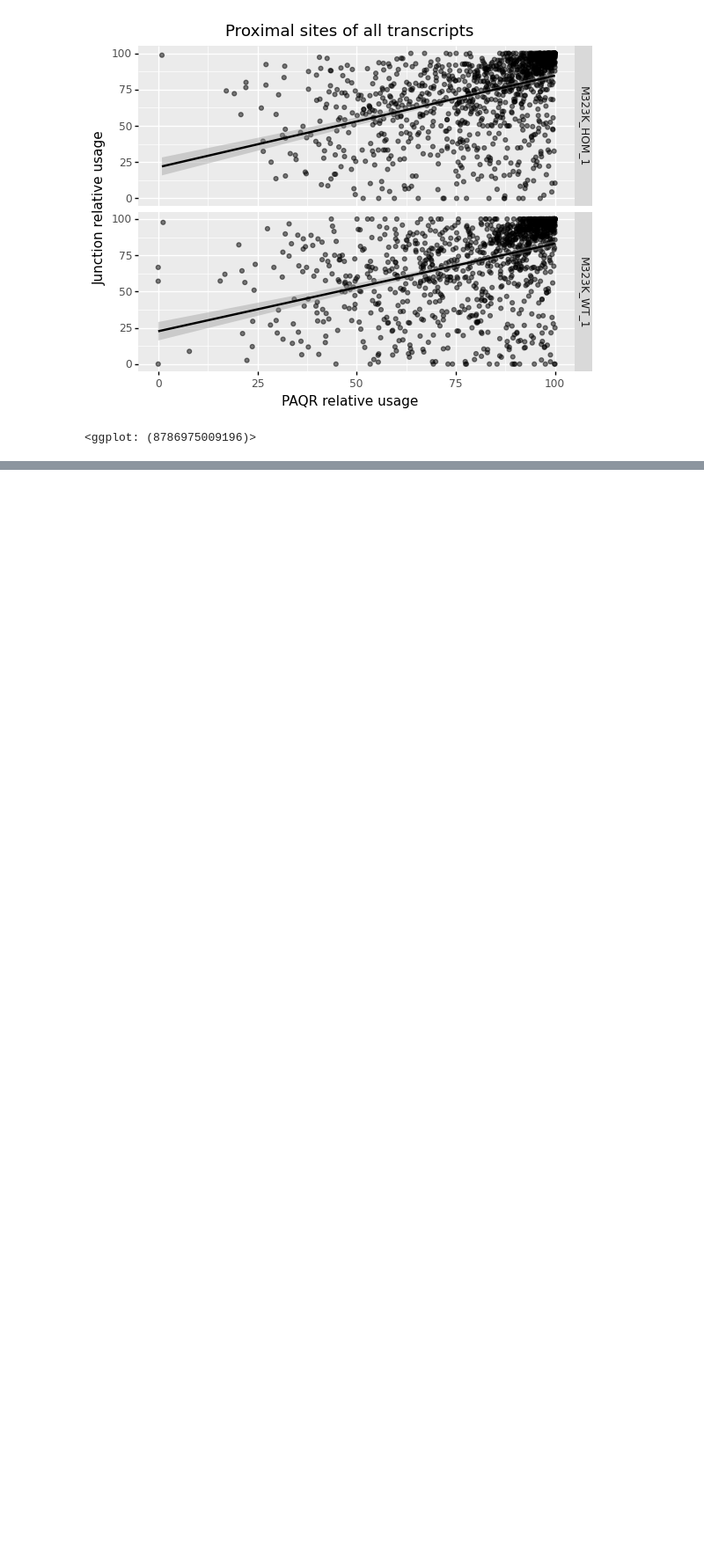
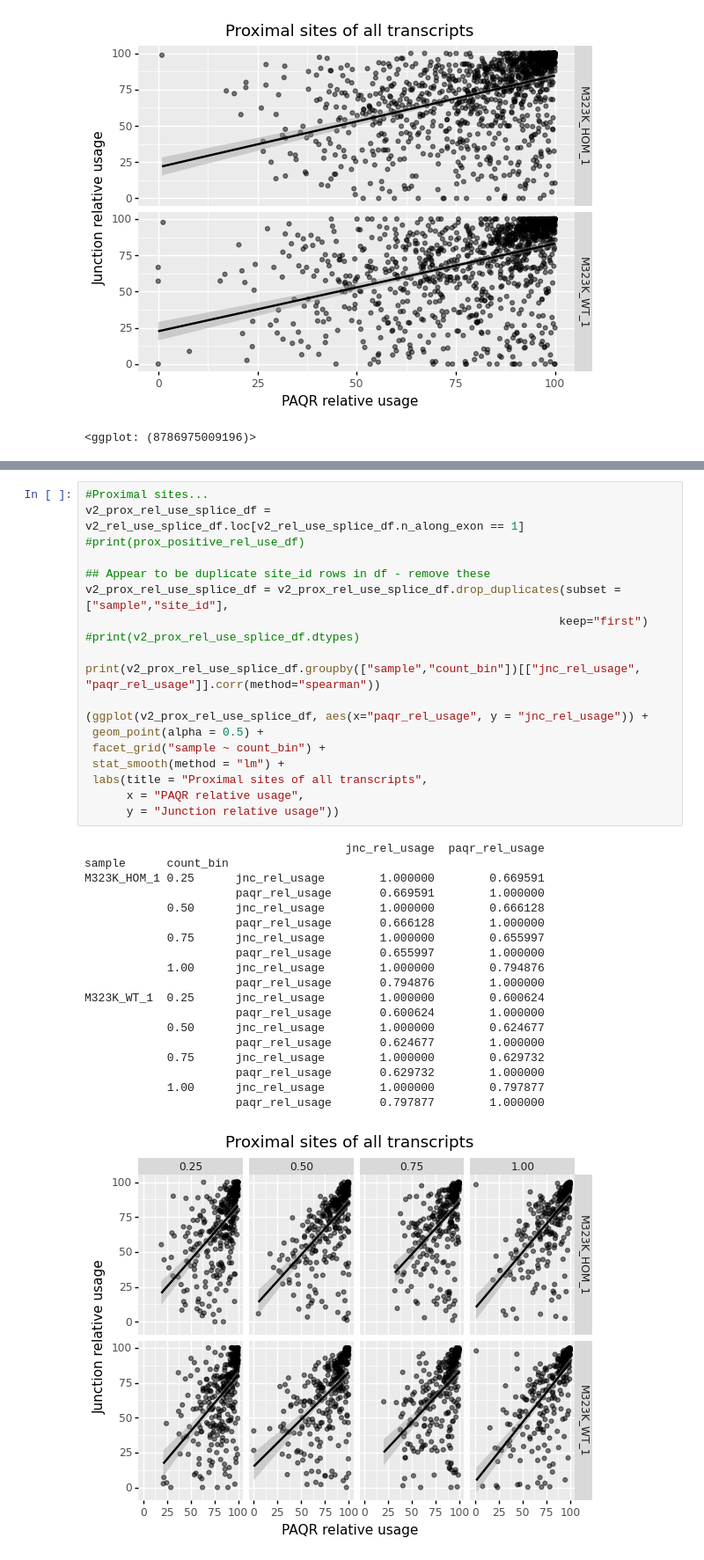
Before and after one commit to SamBryce-Smith/polyA_junctions, a Jupyter notebook: scripts/notebooks/polya_junction_quant_paqr_m323k_high_confidence.ipynb, the cells around one changed output, grey strips where cells are left out. Shown at 88% size. Drawn from its saved outputs; the diff is of its cells as text; blank space fills up the shorter version.

Commit message:
not much better comparing sites quantiles by sj reads :(

```diff
--- a/scripts/notebooks/polya_junction_quant_paqr_m323k_high_confidence.ipynb
+++ b/scripts/notebooks/polya_junction_quant_paqr_m323k_high_confidence.ipynb
@@ -1691,0 +1762,39 @@ THat may improve correlation (if consider only top n 'expressed' transcripts)
+# %%
+#Proximal sites...
+v2_prox_rel_use_splice_df = v2_rel_use_splice_df.loc[v2_rel_use_splice_df.n_along_exon == 1]
+#print(prox_positive_rel_use_df)
+
+## Appear to be duplicate site_id rows in df - remove these
+v2_prox_rel_use_splice_df = v2_prox_rel_use_splice_df.drop_duplicates(subset = ["sample","site_id"],
+                                                                     keep="first")
+#print(v2_prox_rel_use_splice_df.dtypes)
+
+print(v2_prox_rel_use_splice_df.groupby(["sample","count_bin"])[["jnc_rel_usage", "paqr_rel_usage"]].corr(method="spearman"))
+
+(ggplot(v2_prox_rel_use_splice_df, aes(x="paqr_rel_usage", y = "jnc_rel_usage")) +
+ geom_point(alpha = 0.5) +
+ facet_grid("sample ~ count_bin") +
+ stat_smooth(method = "lm") +
+ labs(title = "Proximal sites of all transcripts",
+      x = "PAQR relative usage",
+      y = "Junction relative usage"))
+# %% [output]
+                                      jnc_rel_usage  paqr_rel_usage
+sample      count_bin
+M323K_HOM_1 0.25      jnc_rel_usage        1.000000        0.669591
+                      paqr_rel_usage       0.669591        1.000000
+            0.50      jnc_rel_usage        1.000000        0.666128
+                      paqr_rel_usage       0.666128        1.000000
+            0.75      jnc_rel_usage        1.000000        0.655997
+                      paqr_rel_usage       0.655997        1.000000
+            1.00      jnc_rel_usage        1.000000        0.794876
+                      paqr_rel_usage       0.794876        1.000000
+M323K_WT_1  0.25      jnc_rel_usage        1.000000        0.600624
+                      paqr_rel_usage       0.600624        1.000000
+            0.50      jnc_rel_usage        1.000000        0.624677
+                      paqr_rel_usage       0.624677        1.000000
+            0.75      jnc_rel_usage        1.000000        0.629732
+                      paqr_rel_usage       0.629732        1.000000
+            1.00      jnc_rel_usage        1.000000        0.797877
+                      paqr_rel_usage       0.797877        1.000000
+[figure, added]
```
Also changed, not shown: parts of 5 cells of this notebook.
